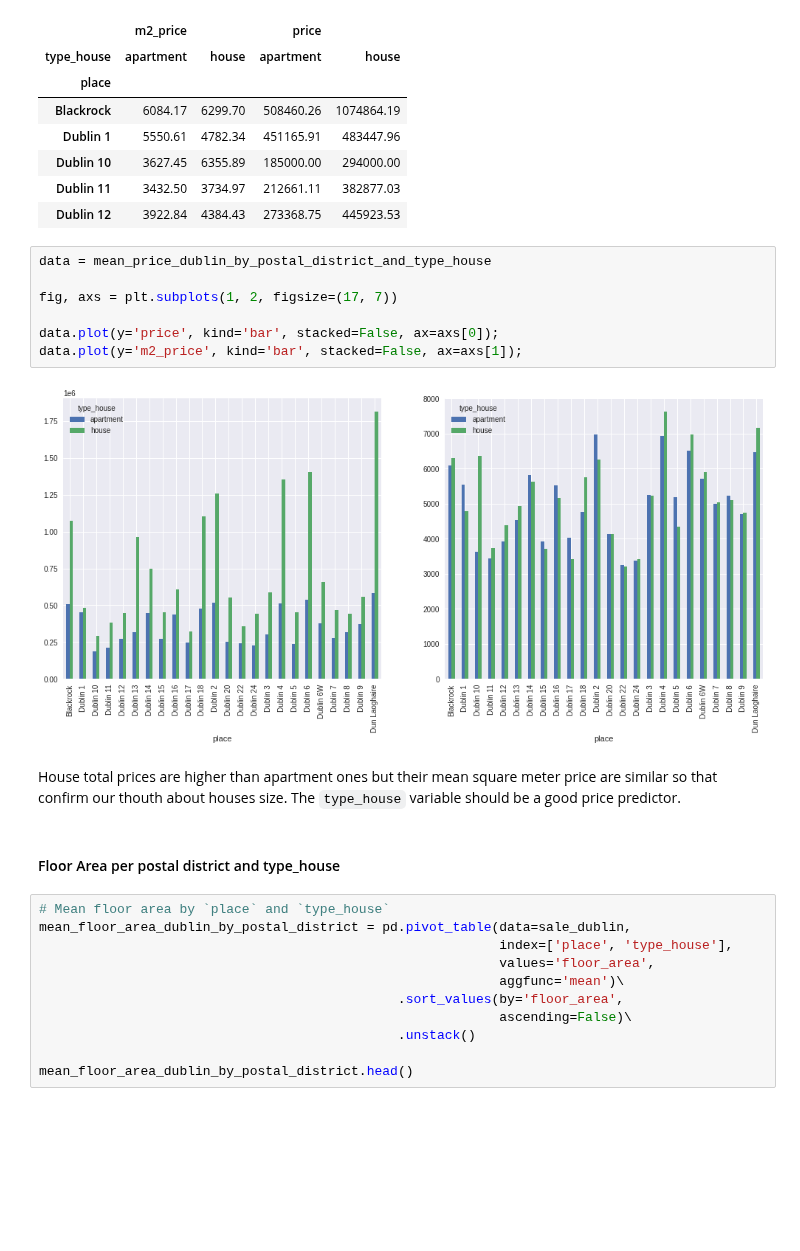
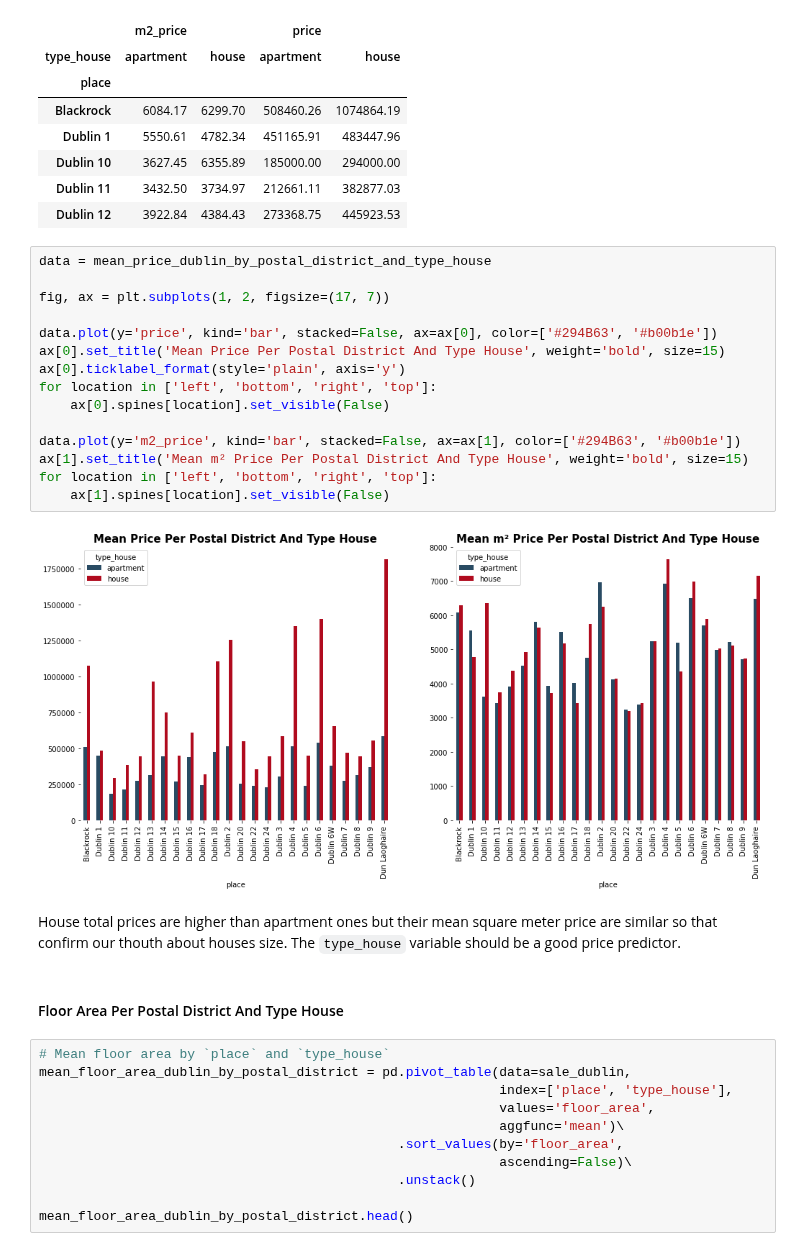
Before and after one commit to javiicc/Identifying_Potential_Investment_Opportunities_In_The_Irish_Real_Estate_Market_Using_MachineLearning, a Jupyter notebook: investment-opportunities/notebooks/Data_Analysis.ipynb, the cells around one changed output. Saved outputs shown, nothing was run; the diff lists cells and outputs as text; blank space fills up the shorter version.

```diff
--- a/investment-opportunities/notebooks/Data_Analysis.ipynb
+++ b/investment-opportunities/notebooks/Data_Analysis.ipynb
@@ -399,19 +403,27 @@ mean_price_dublin_by_postal_district_and_type_house.head()
 | Dublin 10 | 3627.45 | 6355.89 | 185000.00 | 294000.00 |
 | Dublin 11 | 3432.50 | 3734.97 | 212661.11 | 382877.03 |
 | Dublin 12 | 3922.84 | 4384.43 | 273368.75 | 445923.53 |
-# %%
-data = mean_price_dublin_by_postal_district_and_type_house
-
-fig, axs = plt.subplots(1, 2, figsize=(17, 7))
-
-data.plot(y='price', kind='bar', stacked=False, ax=axs[0]);
-data.plot(y='m2_price', kind='bar', stacked=False, ax=axs[1]);
-# %% [output]
-[figure, removed]
+# %%
+data = mean_price_dublin_by_postal_district_and_type_house
+
+fig, ax = plt.subplots(1, 2, figsize=(17, 7))
+
+data.plot(y='price', kind='bar', stacked=False, ax=ax[0], color=['#294B63', '#b00b1e'])
+ax[0].set_title('Mean Price Per Postal District And Type House', weight='bold', size=15)
+ax[0].ticklabel_format(style='plain', axis='y')
+for location in ['left', 'bottom', 'right', 'top']:
+    ax[0].spines[location].set_visible(False)
+
+data.plot(y='m2_price', kind='bar', stacked=False, ax=ax[1], color=['#294B63', '#b00b1e'])
+ax[1].set_title('Mean m² Price Per Postal District And Type House', weight='bold', size=15)
+for location in ['left', 'bottom', 'right', 'top']:
+    ax[1].spines[location].set_visible(False)
+# %% [output]
+[figure, added]
 # %% [markdown]
 House total prices are higher than apartment ones but their mean square meter price are similar so that confirm our thouth about houses size. The `type_house` variable should be a good price predictor.
 # %% [markdown]
-#### Floor Area per postal district and type_house
+#### Floor Area Per Postal District And Type House
 # %%
 # Mean floor area by `place` and `type_house`
 mean_floor_area_dublin_by_postal_district = pd.pivot_table(data=sale_dublin,
```
Also changed, not shown: parts of 6 cells of this notebook, 3 other files.
